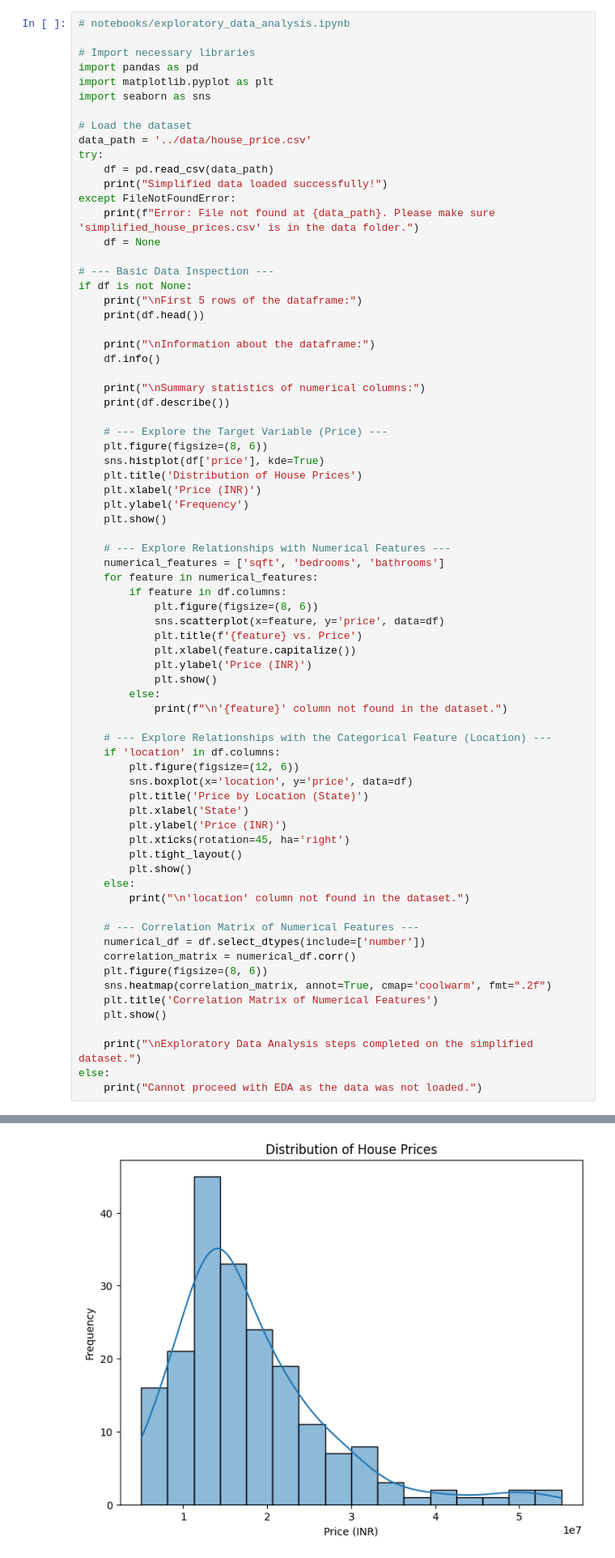
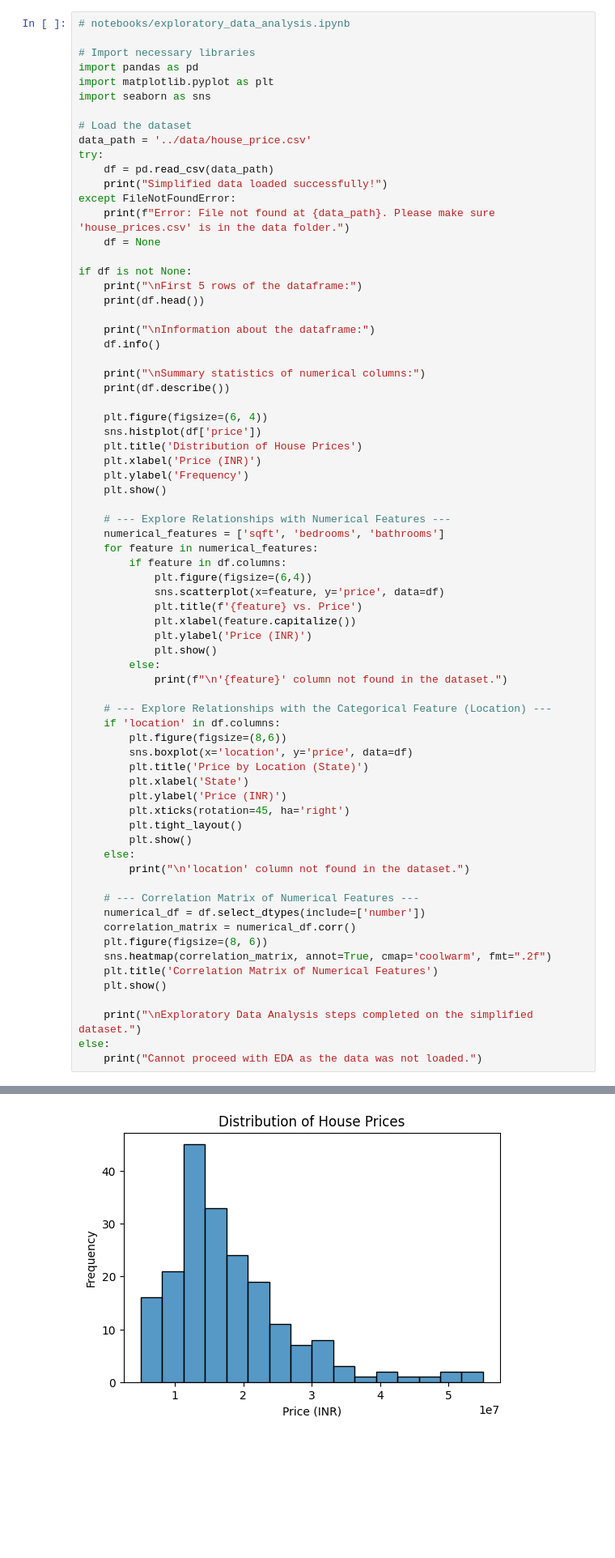
Before and after one commit to TheAlok15/house_price_predictor, a Jupyter notebook: notebooks/exploratory_data_analysis.ipynb, the cells around one changed output, grey strips where cells are left out. Shown: that part at 81% size. Saved outputs shown, nothing was run; the diff lists cells and outputs as text; blank space fills up the shorter version.

```diff
--- a/notebooks/exploratory_data_analysis.ipynb
+++ b/notebooks/exploratory_data_analysis.ipynb
@@ -12,10 +12,9 @@ try:
     df = pd.read_csv(data_path)
     print("Simplified data loaded successfully!")
 except FileNotFoundError:
-    print(f"Error: File not found at {data_path}. Please make sure 'simplified_house_prices.csv' is in the data folder.")
+    print(f"Error: File not found at {data_path}. Please make sure 'house_prices.csv' is in the data folder.")
     df = None
 
-# --- Basic Data Inspection ---
 if df is not None:
     print("\nFirst 5 rows of the dataframe:")
     print(df.head())
@@ -26,9 +25,8 @@ if df is not None:
     print("\nSummary statistics of numerical columns:")
     print(df.describe())
 
-    # --- Explore the Target Variable (Price) ---
-    plt.figure(figsize=(8, 6))
-    sns.histplot(df['price'], kde=True)
+    plt.figure(figsize=(6, 4))
+    sns.histplot(df['price'])
     plt.title('Distribution of House Prices')
     plt.xlabel('Price (INR)')
     plt.ylabel('Frequency')
@@ -38,7 +36,7 @@ if df is not None:
     numerical_features = ['sqft', 'bedrooms', 'bathrooms']
     for feature in numerical_features:
         if feature in df.columns:
-            plt.figure(figsize=(8, 6))
+            plt.figure(figsize=(6,4))
             sns.scatterplot(x=feature, y='price', data=df)
             plt.title(f'{feature} vs. Price')
             plt.xlabel(feature.capitalize())
@@ -49,7 +47,7 @@ if df is not None:
 
     # --- Explore Relationships with the Categorical Feature (Location) ---
     if 'location' in df.columns:
-        plt.figure(figsize=(12, 6))
+        plt.figure(figsize=(8,6))
         sns.boxplot(x='location', y='price', data=df)
         plt.title('Price by Location (State)')
         plt.xlabel('State')
@@ -62,31 +60,31 @@ if df is not None:
 
     # --- Correlation Matrix of Numerical Features ---
     numerical_df = df.select_dtypes(include=['number'])
     correlation_matrix = numerical_df.corr()
     plt.figure(figsize=(8, 6))
     sns.heatmap(correlation_matrix, annot=True, cmap='coolwarm', fmt=".2f")
     plt.title('Correlation Matrix of Numerical Features')
     plt.show()
 
     print("\nExploratory Data Analysis steps completed on the simplified dataset.")
 else:
     print("Cannot proceed with EDA as the data was not loaded.")
 # %% [output]
 Simplified data loaded successfully!
 
 First 5 rows of the dataframe:
    sqft  bedrooms  bathrooms     location     price
 0  1200         2        2.0  Maharashtra  15000000
 1   900         1        1.0        Delhi  10000000
 2  1500         3        2.0    Karnataka  18000000
 3  1100         2        1.5   Tamil Nadu  12000000
 4  2000         4        3.0  Maharashtra  25000000
 
 Information about the dataframe:
 <class 'pandas.core.frame.DataFrame'>
 ... (18 lines left out)
 25%    1115.000000    2.000000    1.500000  1.237500e+07
 50%    1410.000000    2.000000    2.000000  1.550000e+07
 75%    1820.000000    3.000000    2.500000  2.200000e+07
 max    2700.000000    4.000000    4.000000  5.500000e+07
-[figure, old version]
+[figure, new version]
```
Also changed, not shown: parts of 1 cell of this notebook, 8 other files.
